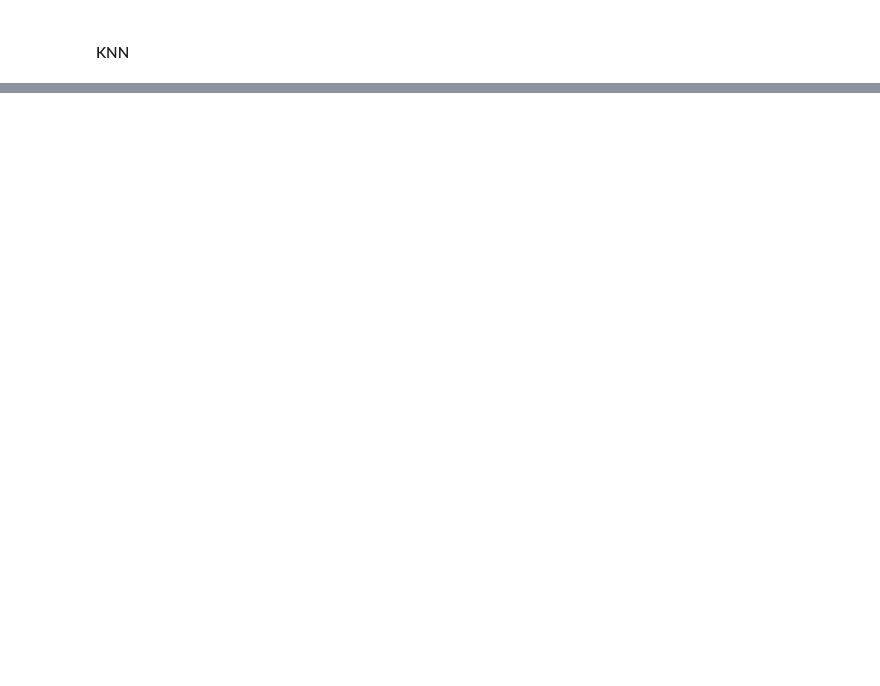
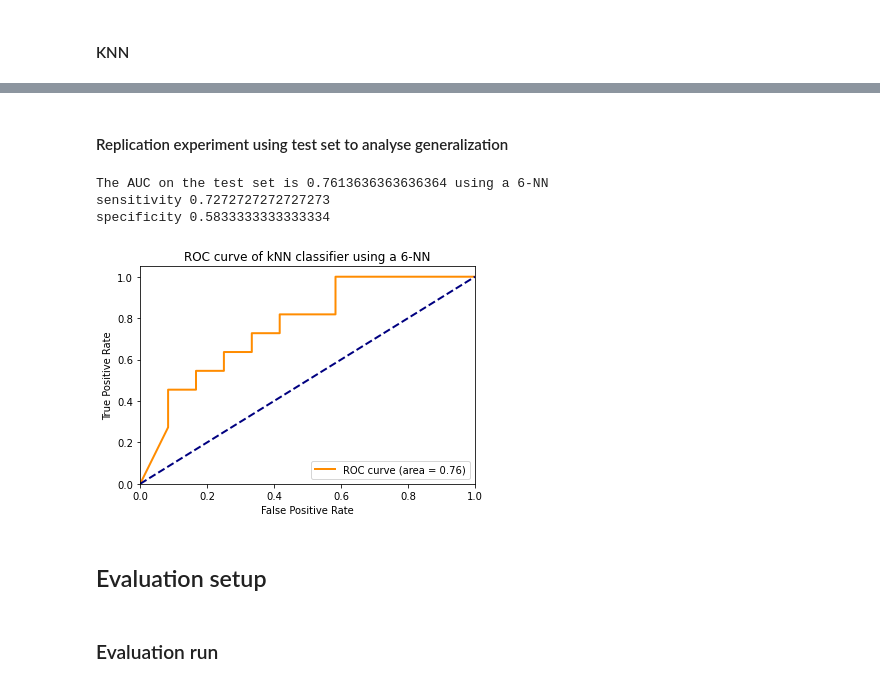
Before and after one commit to milouterbraak/TM12007---H-N-group-12, a Jupyter notebook: H&N_group_12.ipynb, the cells around one changed output, grey strips where cells are left out. Drawn from its saved outputs; the diff is of its cells as text; code cells hidden in the pictures; blank space fills up the shorter version.

```diff
--- a/H&N_group_12.ipynb
+++ b/H&N_group_12.ipynb
@@ -722,3 +632,39 @@ The AUC on the test set is 0.7954545454545454 using a 5-NN
+# %% [markdown]
+#### Replication experiment using test set to analyse generalization
+# %%
+# Use the optimal parameters without any tuning to validate the optimal classifier
+clf = KNeighborsClassifier(weights='distance', n_neighbors=optimal_n)
+# Fit on the entire dataset
+clf.fit(X_train_pca, y_train)
+
+# Test the classifier on the indepedent test data
+probabilities_train = clf.predict_proba(X_train_pca)
+probabilities_test = clf.predict_proba(X_test_pca)
+scores_train = probabilities_train[:, 1]
+scores_test = probabilities_test[:, 1]
+
+# Get the auc
+auc_knn_train = metrics.roc_auc_score(y_train, scores_train)
+auc_knn_test = metrics.roc_auc_score(y_test, scores_test)
+print(f'The AUC on the test set is {auc_knn_test} using a {optimal_n}-NN')
+
+plot_roc(probabilities_test,y_test_bin, fig_dir + 'ROC_kNN.png', f'ROC curve of kNN classifier using a {optimal_n}-NN')
+
+
+tn, fp, fn, tp = metrics.confusion_matrix(y_test, clf.predict(X_test_pca)).ravel()
+specificity = tn / (tn+fp)
+sensitivity = tp/(tp+fn)
+print('sensitivity',sensitivity)
+print('specificity', specificity)
+# %% [output]
+The AUC on the test set is 0.7613636363636364 using a 6-NN
+sensitivity 0.7272727272727273
+specificity 0.5833333333333334
+[figure, added]
+# %% [markdown]
+## Evaluation setup
+# %% [markdown]
+### Evaluation run
 # %%
 score_train_svc =[]
 score_test_svc = []
```
Also changed, not shown: parts of 32 cells of this notebook, 11 other files.
